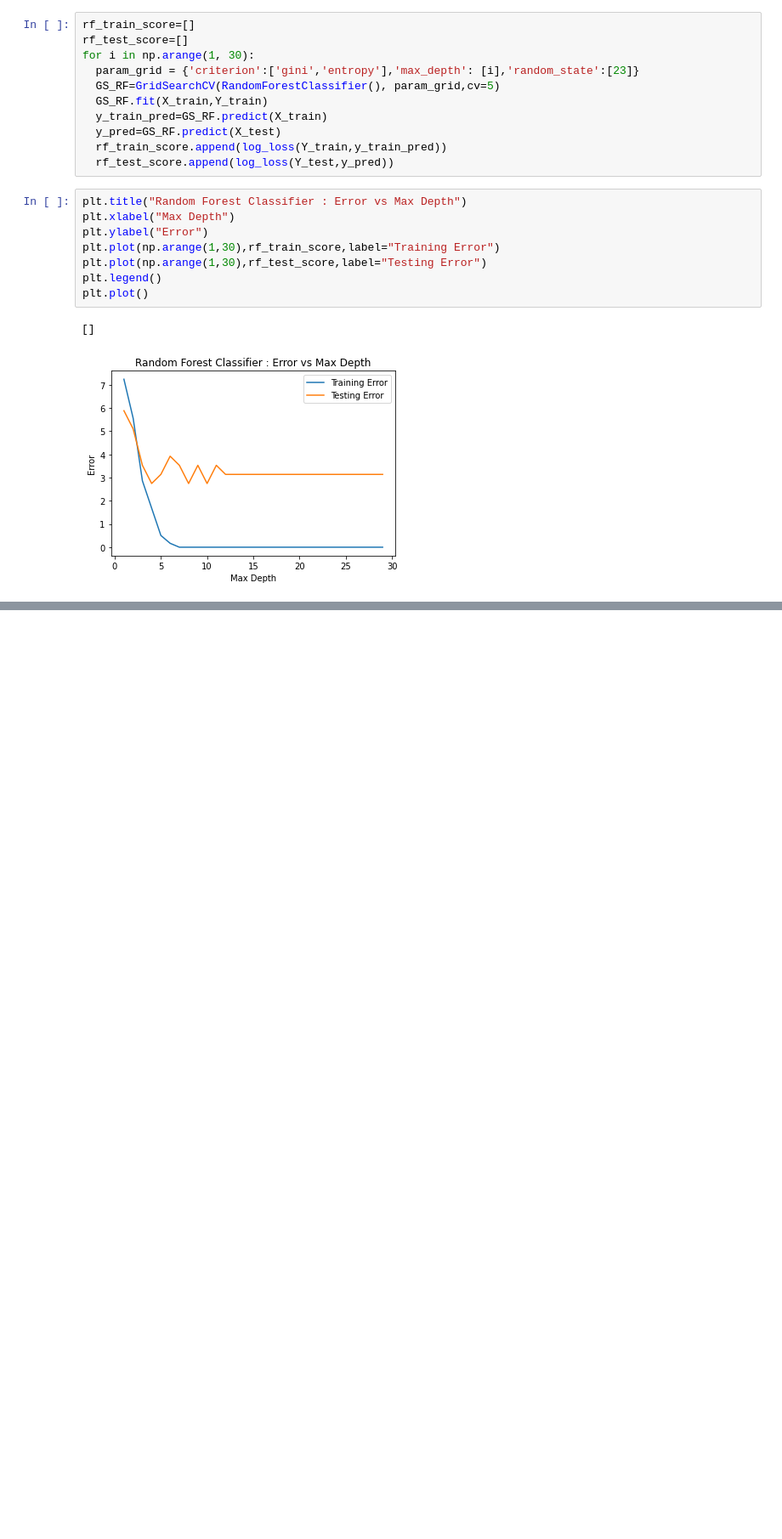
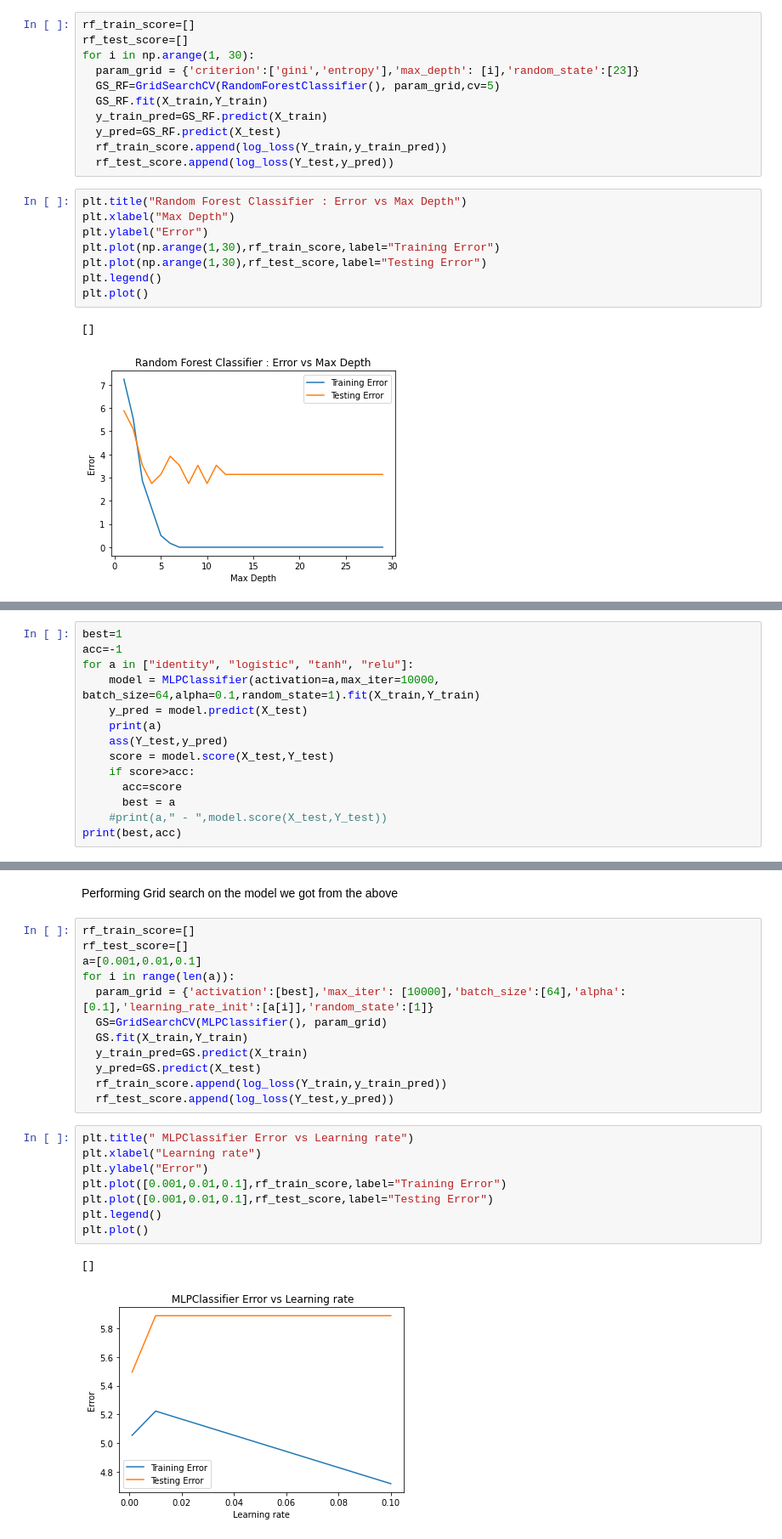
Before and after one commit to hemantdhankar/Predicting-ICU-Admission-COVID19, a Jupyter notebook: COVID19_ICU_Prediction.ipynb, the cells around one changed output, grey strips where cells are left out. Shown at 85% size. Saved outputs shown, nothing was run; the diff lists cells and outputs as text; blank space fills up the shorter version.

Commit message:
Added MLP model and instructions

```diff
--- a/COVID19_ICU_Prediction.ipynb
+++ b/COVID19_ICU_Prediction.ipynb
@@ -1015,0 +1019,14 @@ plt.plot()
+# %%
+best=1
+acc=-1
+for a in ["identity", "logistic", "tanh", "relu"]:
+    model = MLPClassifier(activation=a,max_iter=10000, batch_size=64,alpha=0.1,random_state=1).fit(X_train,Y_train)
+    y_pred = model.predict(X_test)
+    print(a)
+    ass(Y_test,y_pred)
+    score = model.score(X_test,Y_test)
+    if score>acc:
+      acc=score
+      best = a
+    #print(a," - ",model.score(X_test,Y_test))
+print(best,acc)
@@ -1015,0 +1051,25 @@ plt.plot()
+# %% [markdown]
+Performing Grid search on the model we got from the above
+# %%
+rf_train_score=[]
+rf_test_score=[]
+a=[0.001,0.01,0.1]
+for i in range(len(a)):
+  param_grid = {'activation':[best],'max_iter': [10000],'batch_size':[64],'alpha':[0.1],'learning_rate_init':[a[i]],'random_state':[1]}
+  GS=GridSearchCV(MLPClassifier(), param_grid)
+  GS.fit(X_train,Y_train)
+  y_train_pred=GS.predict(X_train)
+  y_pred=GS.predict(X_test)
+  rf_train_score.append(log_loss(Y_train,y_train_pred))
+  rf_test_score.append(log_loss(Y_test,y_pred))
+# %%
+plt.title(" MLPClassifier Error vs Learning rate")
+plt.xlabel("Learning rate")
+plt.ylabel("Error")
+plt.plot([0.001,0.01,0.1],rf_train_score,label="Training Error")
+plt.plot([0.001,0.01,0.1],rf_test_score,label="Testing Error")
+plt.legend()
+plt.plot()
+# %% [output]
+[]
+[figure, added]
```
Also changed, not shown: parts of 6 cells of this notebook, 4 other files.
